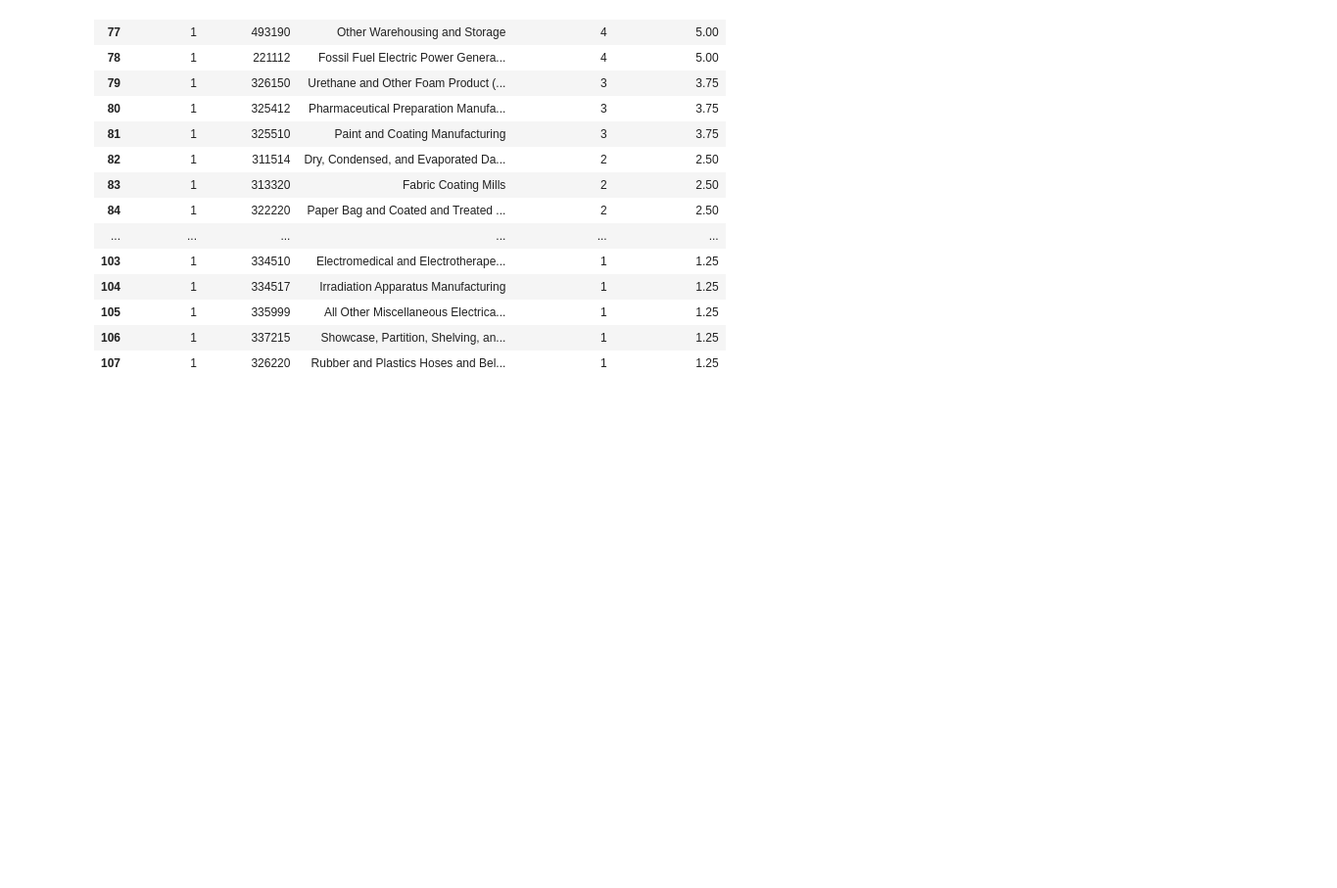
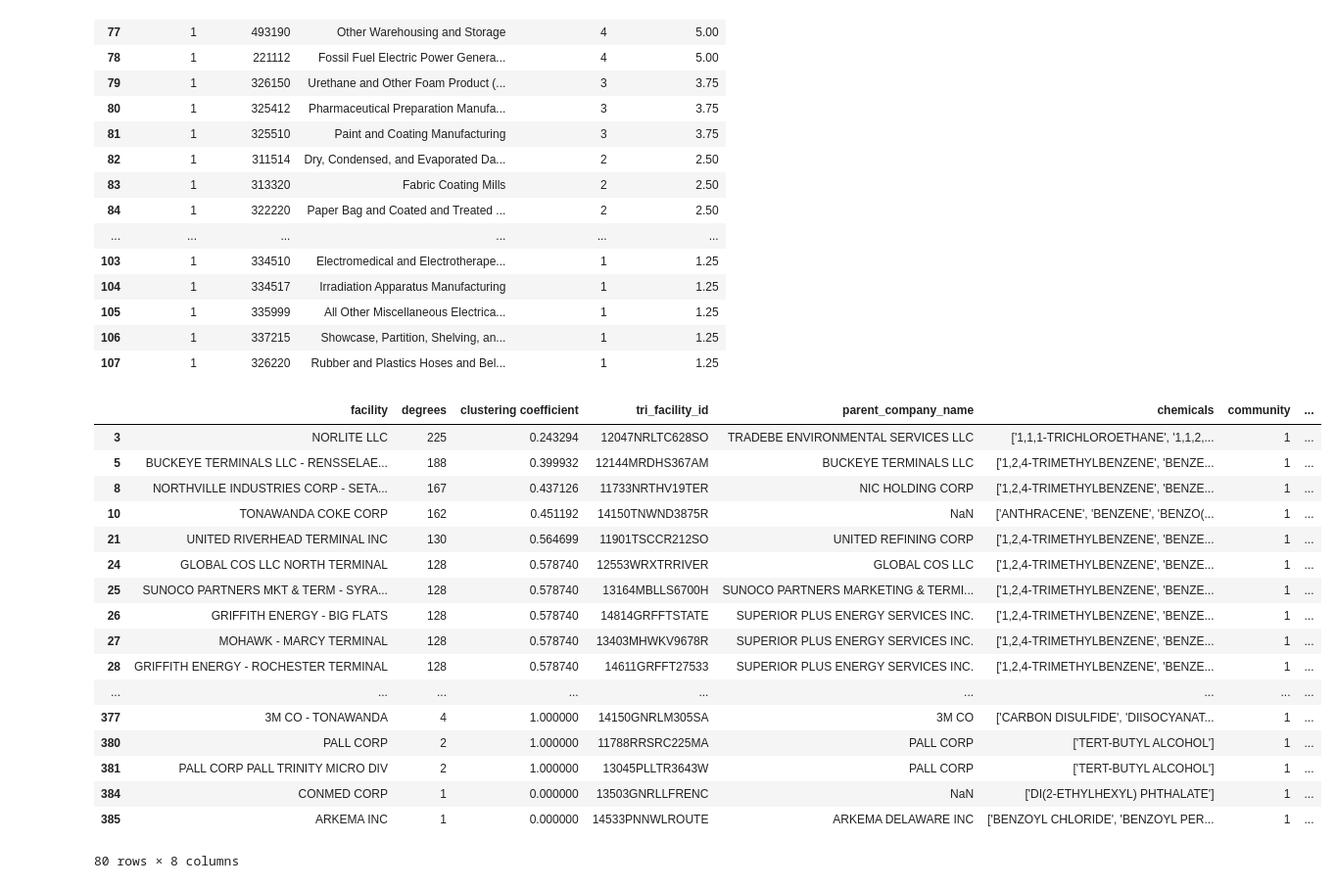
Before and after one commit to stevecarrea/ny_tri_networkAnalysis, a Jupyter notebook: communityAnalysis.ipynb, the cells around one changed output. Shown at 98% size. Drawn from its saved outputs; the diff is of its cells as text; code cells hidden in the pictures; blank space fills up the shorter version.

Commit message:
add dioxin code to allow cycling thru communities, and chemical selection

```diff
--- a/communityAnalysis.ipynb
+++ b/communityAnalysis.ipynb
@@ -151,10 +153,29 @@ allCommunities[allCommunities['community'] == 1]  # Toggle through the communiti
 | 106 | 1 | 337215 | Showcase, Partition, Shelving, an... | 1 | 1.25 |
 | 107 | 1 | 326220 | Rubber and Plastics Hoses and Bel... | 1 | 1.25 |
 # %%
-# # change community! (0-5)
-# community = 0
+# change community! (0-5)
+community = 1
 
-# colsToDrop = ['Unnamed: 0','primary_naics', 'Betweeness', 'Closeness', 'Eigenvector']
-# community_table = allFacilities[allFacilities['Community']==community].drop(colsToDrop, axis=1)
-# community_table.columns = map(str.lower, community_table.columns)
-# community_table
+colsToDrop = ['Unnamed: 0','primary_naics', 'Betweeness', 'Closeness', 'Eigenvector']
+community_table = allFacilities[allFacilities['Community']==community].drop(colsToDrop, axis=1)
+community_table.columns = map(str.lower, community_table.columns)
+community_table
+# %% [output]
+|  | facility | degrees | clustering coefficient | tri_facility_id | parent_company_name | chemicals | community | ... |
+| 3 | NORLITE LLC | 225 | 0.243294 | 12047NRLTC628SO | TRADEBE ENVIRONMENTAL SERVICES LLC | ['1,1,1-TRICHLOROETHANE', '1,1,2,... | 1 | ... |
+| 5 | BUCKEYE TERMINALS LLC - RENSSELAE... | 188 | 0.399932 | 12144MRDHS367AM | BUCKEYE TERMINALS LLC | ['1,2,4-TRIMETHYLBENZENE', 'BENZE... | 1 | ... |
+| 8 | NORTHVILLE INDUSTRIES CORP - SETA... | 167 | 0.437126 | 11733NRTHV19TER | NIC HOLDING CORP | ['1,2,4-TRIMETHYLBENZENE', 'BENZE... | 1 | ... |
+| 10 | TONAWANDA COKE CORP | 162 | 0.451192 | 14150TNWND3875R | NaN | ['ANTHRACENE', 'BENZENE', 'BENZO(... | 1 | ... |
+| 21 | UNITED RIVERHEAD TERMINAL INC | 130 | 0.564699 | 11901TSCCR212SO | UNITED REFINING CORP | ['1,2,4-TRIMETHYLBENZENE', 'BENZE... | 1 | ... |
+| 24 | GLOBAL COS LLC NORTH TERMINAL | 128 | 0.578740 | 12553WRXTRRIVER | GLOBAL COS LLC | ['1,2,4-TRIMETHYLBENZENE', 'BENZE... | 1 | ... |
+| 25 | SUNOCO PARTNERS MKT & TERM - SYRA... | 128 | 0.578740 | 13164MBLLS6700H | SUNOCO PARTNERS MARKETING & TERMI... | ['1,2,4-TRIMETHYLBENZENE', 'BENZE... | 1 | ... |
+| 26 | GRIFFITH ENERGY - BIG FLATS | 128 | 0.578740 | 14814GRFFTSTATE | SUPERIOR PLUS ENERGY SERVICES INC. | ['1,2,4-TRIMETHYLBENZENE', 'BENZE... | 1 | ... |
+| 27 | MOHAWK - MARCY TERMINAL | 128 | 0.578740 | 13403MHWKV9678R | SUPERIOR PLUS ENERGY SERVICES INC. | ['1,2,4-TRIMETHYLBENZENE', 'BENZE... | 1 | ... |
+| 28 | GRIFFITH ENERGY - ROCHESTER TERMINAL | 128 | 0.578740 | 14611GRFFT27533 | SUPERIOR PLUS ENERGY SERVICES INC. | ['1,2,4-TRIMETHYLBENZENE', 'BENZE... | 1 | ... |
+| ... | ... | ... | ... | ... | ... | ... | ... | ... |
+| 377 | 3M CO - TONAWANDA | 4 | 1.000000 | 14150GNRLM305SA | 3M CO | ['CARBON DISULFIDE', 'DIISOCYANAT... | 1 | ... |
+| 380 | PALL CORP | 2 | 1.000000 | 11788RRSRC225MA | PALL CORP | ['TERT-BUTYL ALCOHOL'] | 1 | ... |
+| 381 | PALL CORP PALL TRINITY MICRO DIV | 2 | 1.000000 | 13045PLLTR3643W | PALL CORP | ['TERT-BUTYL ALCOHOL'] | 1 | ... |
+| 384 | CONMED CORP | 1 | 0.000000 | 13503GNRLLFRENC | NaN | ['DI(2-ETHYLHEXYL) PHTHALATE'] | 1 | ... |
+| 385 | ARKEMA INC | 1 | 0.000000 | 14533PNNWLROUTE | ARKEMA DELAWARE INC | ['BENZOYL CHLORIDE', 'BENZOYL PER... | 1 | ... |
+80 rows × 8 columns
```
Also changed, not shown: parts of 1 cell of this notebook, 2 other files.
